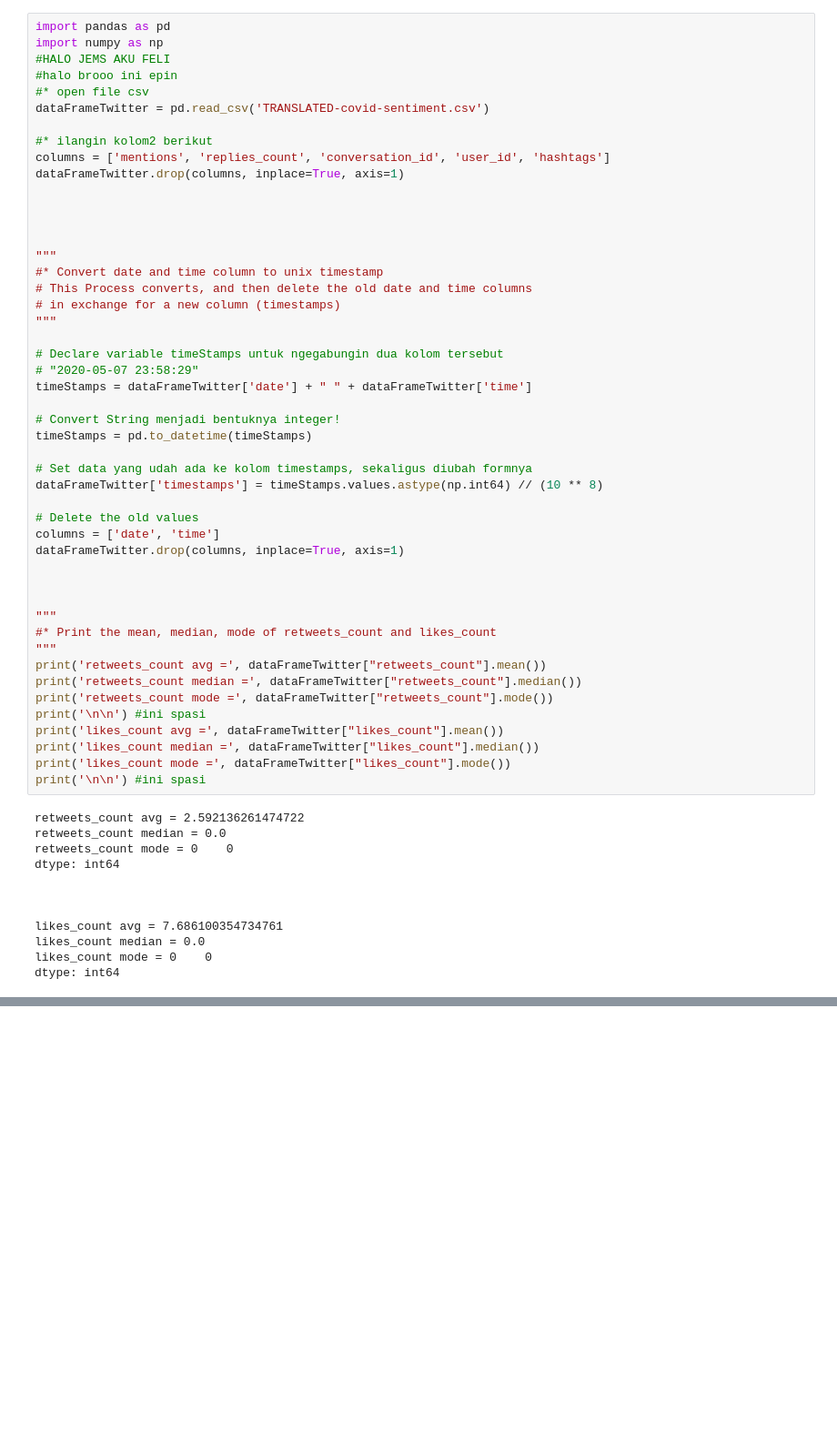
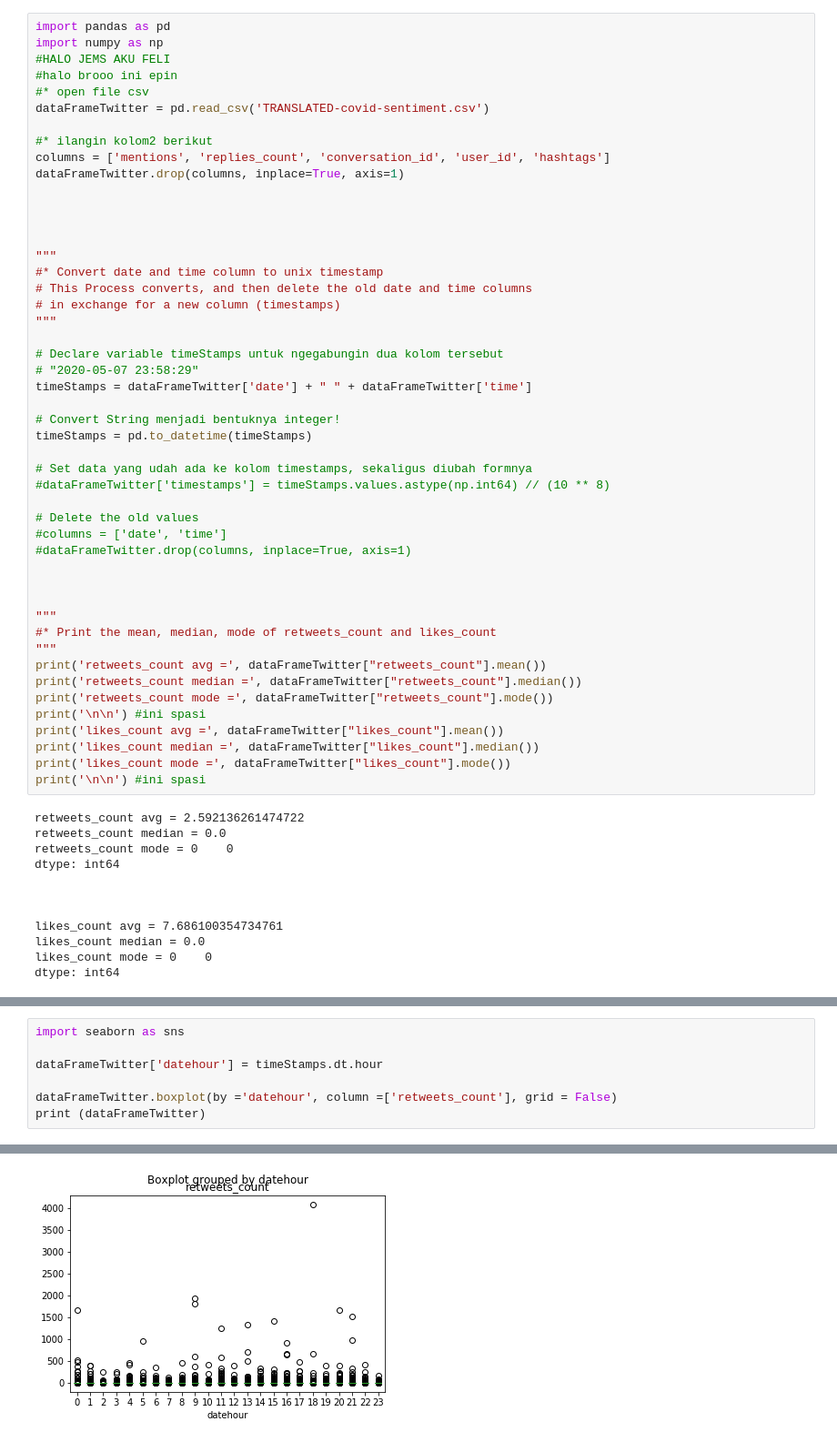
Before and after one commit to KingfishX23/project-sainsdata-kuliah, a Jupyter notebook: ProjekDataSains_Kel12.ipynb, the cells around one changed output, grey strips where cells are left out. Shown at 91% size. Saved outputs shown, nothing was run; the diff lists cells and outputs as text; blank space fills up the shorter version.

Commit message:
boxplot tweet count vs hour

```diff
--- a/ProjekDataSains_Kel12.ipynb
+++ b/ProjekDataSains_Kel12.ipynb
@@ -27,11 +27,11 @@ timeStamps = dataFrameTwitter['date'] + " " + dataFrameTwitter['time']
 timeStamps = pd.to_datetime(timeStamps)
 
 # Set data yang udah ada ke kolom timestamps, sekaligus diubah formnya
-dataFrameTwitter['timestamps'] = timeStamps.values.astype(np.int64) // (10 ** 8)
+#dataFrameTwitter['timestamps'] = timeStamps.values.astype(np.int64) // (10 ** 8)
 
 # Delete the old values
-columns = ['date', 'time']
-dataFrameTwitter.drop(columns, inplace=True, axis=1)
+#columns = ['date', 'time']
+#dataFrameTwitter.drop(columns, inplace=True, axis=1)
 
 
 
@@ -96,0 +96,8 @@ ax = sns.lineplot(x="number", y="counts", data=plotDf) #sns adalah seaborn, komp
+# %%
+import seaborn as sns
+
+dataFrameTwitter['datehour'] = timeStamps.dt.hour
+
+dataFrameTwitter.boxplot(by ='datehour', column =['retweets_count'], grid = False)
+print (dataFrameTwitter)
+# %% [output]
@@ -96,0 +121 @@ ax = sns.lineplot(x="number", y="counts", data=plotDf) #sns adalah seaborn, komp
+[figure, added]
```
Also changed, not shown: parts of 2 cells of this notebook, 1 other file.
